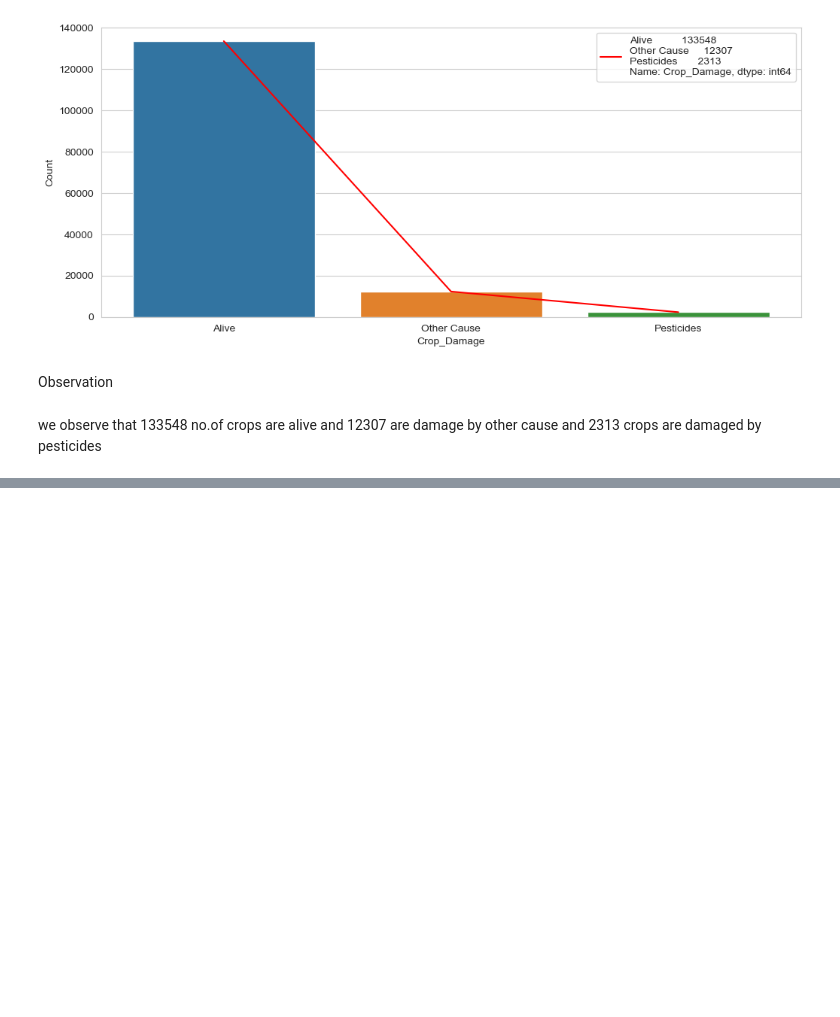
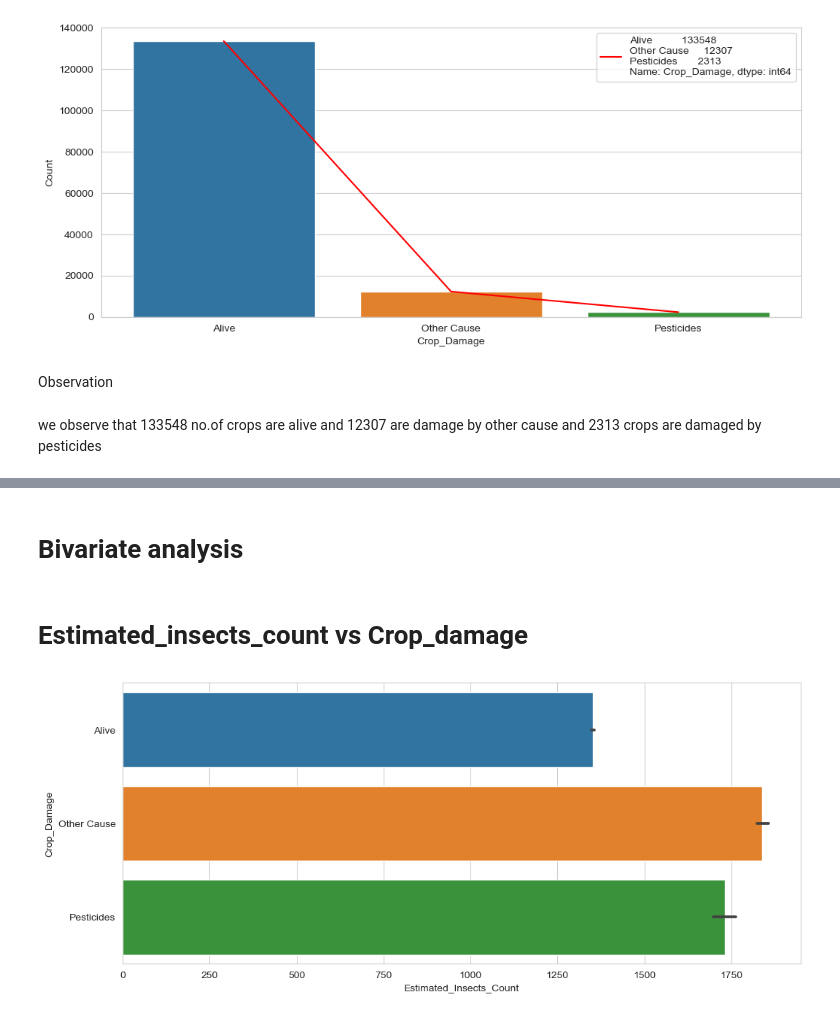
Before and after one commit to debasishnayak12/ML_Project, a Jupyter notebook: ML_project_agr_.ipynb, the cells around one changed output, grey strips where cells are left out. Cells and saved outputs as stored; diff of their text form; code cells hidden in the pictures; blank space fills up the shorter version.

```diff
--- a/ML_project_agr_.ipynb
+++ b/ML_project_agr_.ipynb
@@ -490,0 +505,10 @@ we observe that 133548 no.of crops are alive and 12307 are damage by other cause
+# %% [markdown]
+# Bivariate analysis
+# %% [markdown]
+# Estimated_insects_count vs Crop_damage
+# %%
+plt.figure(figsize=[12,5])
+sns.barplot(data=df_agr,x="Estimated_Insects_Count",y="Crop_Damage")
+plt.show()
+# %% [output]
+[figure, added]
```
Also changed, not shown: parts of 73 cells of this notebook.
